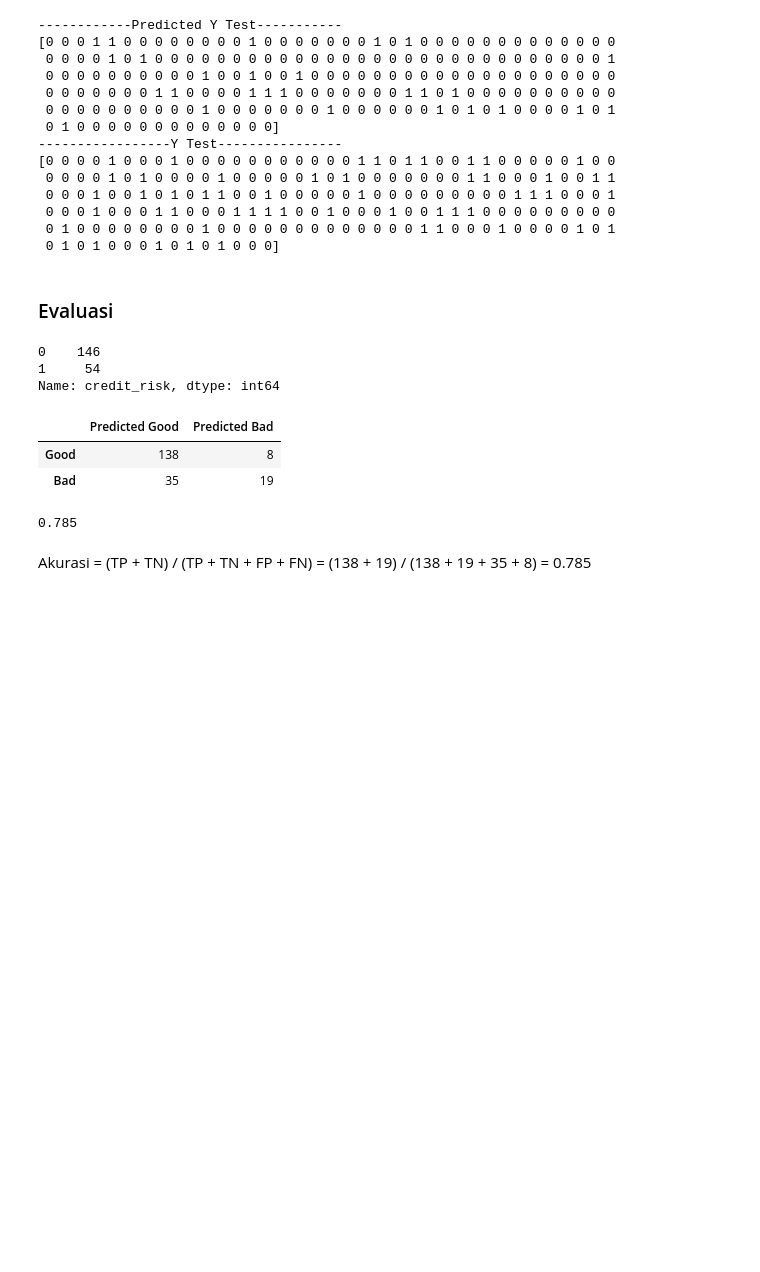
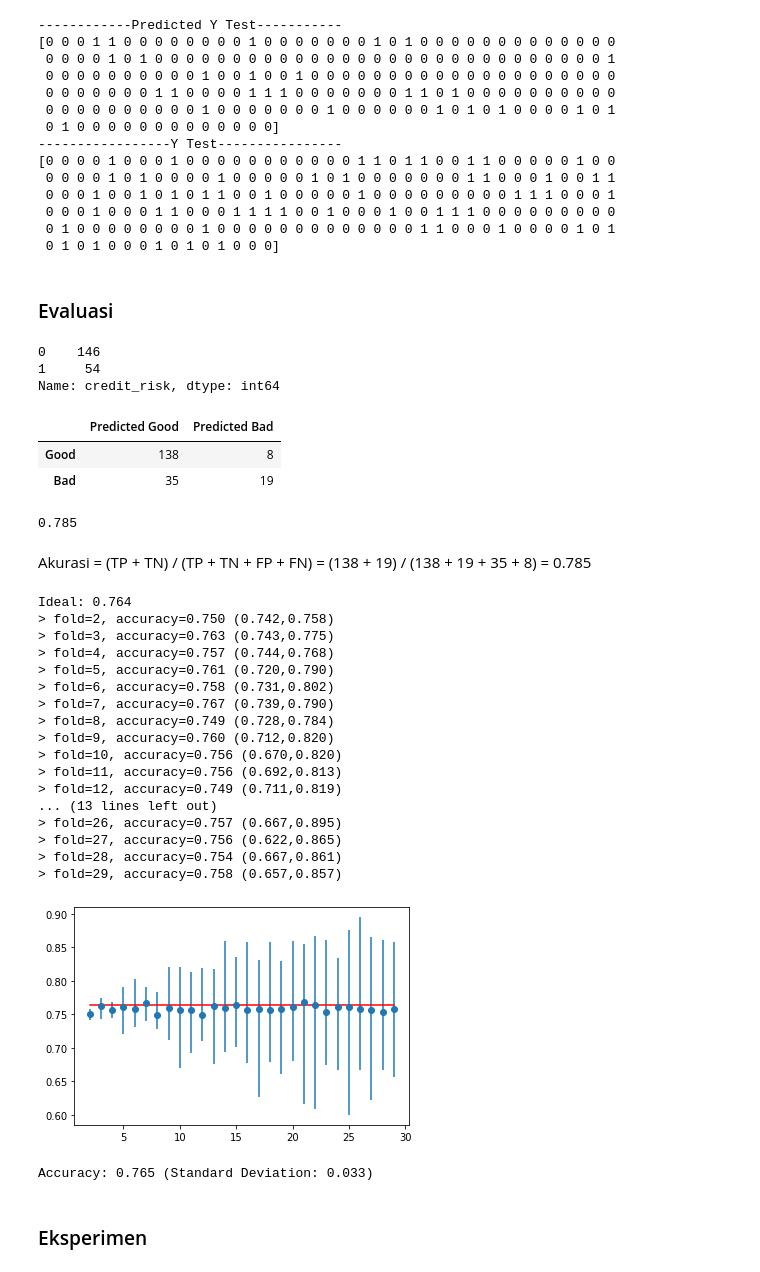
Before and after one commit to haikalfachri/bagging-classification-project-based, a Jupyter notebook: ML_ProjectBased.ipynb, the cells around one changed output. Cells and saved outputs as stored; diff of their text form; code cells hidden in the pictures; blank space fills up the shorter version.

```diff
--- a/ML_ProjectBased.ipynb
+++ b/ML_ProjectBased.ipynb
@@ -270,4 +272,11 @@ Jumlah training data : 800
 Jumlah testing data  : 200
 # %% [markdown]
 ### Pemodelan
+# %%
+# Parameter
+seed = [1301204243, 1301202398, 1301201586, 1301200457]
+criterion = ['entropy', 'gini']
+max_depth = [20, 40, 60, 70, 80, 100, None]
+max_features = [2,4,6,8,10,12,14, 'auto']
+n_estimators = [10, 30, 50, 80, 100, 150, 180]
 # %%
@@ -339,3 +338,56 @@ accuracy_score(y_test, y_predict)
 0.785
 # %% [markdown]
 Akurasi = (TP + TN) / (TP + TN + FP + FN) = (138 + 19) / (138 + 19 + 35 + 8) = 0.785
+# %%
+# Mencari n_splits//error bar ideal
+
+def evaluate_model(cv):
+  scores = cross_val_score(model, x, y, scoring='accuracy',cv=cv,n_jobs=-1)
+  return np.mean(scores), scores.min(), scores.max()
+
+ideal, _, _ = evaluate_model(LeaveOneOut())
+print('Ideal: %.3f' % ideal)
+
+folds = range(2, 30)
+
+means, mins, maxs = list(), list(), list()
+
+for k in folds:
+  cv = model_selection.KFold(n_splits=k, shuffle=True, random_state=1)
+  k_mean, k_min, k_max = evaluate_model(cv)
+  print('> fold=%d, accuracy=%.3f (%.3f,%.3f)' % (k, k_mean, k_min, k_max))
+  means.append(k_mean)
+  mins.append(k_mean - k_min)
+  maxs.append(k_max - k_mean)
+
+pyplot.errorbar(folds, means, yerr=[mins, maxs], fmt='o')
+pyplot.plot(folds, [ideal for _ in range(len(folds))], color='r')
+pyplot.show()
+# %% [output]
+Ideal: 0.764
+> fold=2, accuracy=0.750 (0.742,0.758)
+> fold=3, accuracy=0.763 (0.743,0.775)
+> fold=4, accuracy=0.757 (0.744,0.768)
+> fold=5, accuracy=0.761 (0.720,0.790)
+> fold=6, accuracy=0.758 (0.731,0.802)
+> fold=7, accuracy=0.767 (0.739,0.790)
+> fold=8, accuracy=0.749 (0.728,0.784)
+> fold=9, accuracy=0.760 (0.712,0.820)
+> fold=10, accuracy=0.756 (0.670,0.820)
+> fold=11, accuracy=0.756 (0.692,0.813)
+> fold=12, accuracy=0.749 (0.711,0.819)
+... (13 lines left out)
+> fold=26, accuracy=0.757 (0.667,0.895)
+> fold=27, accuracy=0.756 (0.622,0.865)
+> fold=28, accuracy=0.754 (0.667,0.861)
+> fold=29, accuracy=0.758 (0.657,0.857)
+[figure, added]
+# %%
+# Cek model akurasi dengan kfold
+kfold = model_selection.KFold(n_splits=15, random_state=seed[1], shuffle=True)
+scores = cross_val_score(model, x, y, scoring='accuracy', cv=kfold, n_jobs=-1)
+print('Accuracy: %.3f (Standard Deviation: %.3f)' % (np.mean(scores), np.std(scores)))
+# %% [output]
+Accuracy: 0.765 (Standard Deviation: 0.033)
+# %% [markdown]
+### Eksperimen
```
Also changed, not shown: parts of 8 cells of this notebook.
